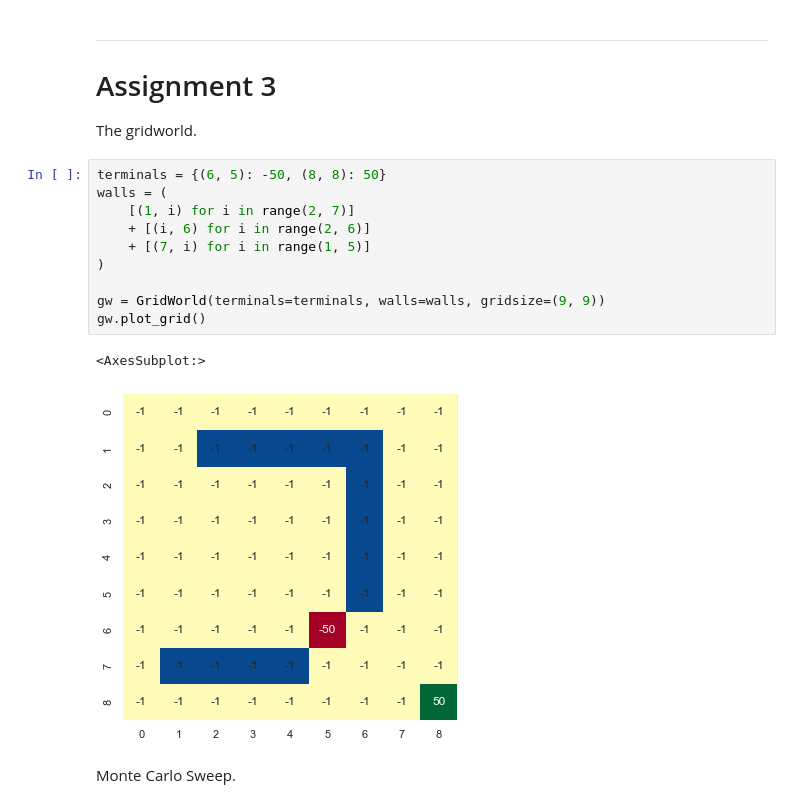
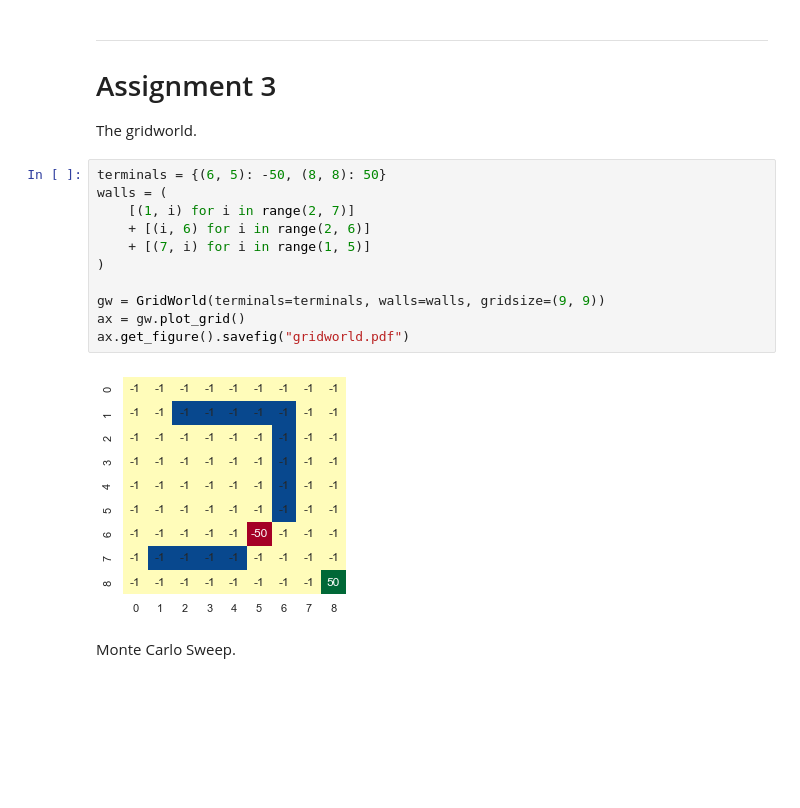
Before and after one commit to AlexHoorn/VU-MAS2021, a Jupyter notebook: assignment.ipynb, the cells around one changed output. Drawn from its saved outputs; the diff is of its cells as text; blank space fills up the shorter version.

Commit message:
Update plots

```diff
--- a/assignment.ipynb
+++ b/assignment.ipynb
@@ -235,16 +235,16 @@ The gridworld.
 # %%
 terminals = {(6, 5): -50, (8, 8): 50}
 walls = (
     [(1, i) for i in range(2, 7)]
     + [(i, 6) for i in range(2, 6)]
     + [(7, i) for i in range(1, 5)]
 )
 
 gw = GridWorld(terminals=terminals, walls=walls, gridsize=(9, 9))
-gw.plot_grid()
+ax = gw.plot_grid()
+ax.get_figure().savefig("gridworld.pdf")
 # %% [output]
-<AxesSubplot:>
-[figure, old version]
+[figure, new version]
 # %% [markdown]
 Monte Carlo Sweep.
 # %%
```
Also changed, not shown: parts of 4 cells of this notebook, 12 other files.
